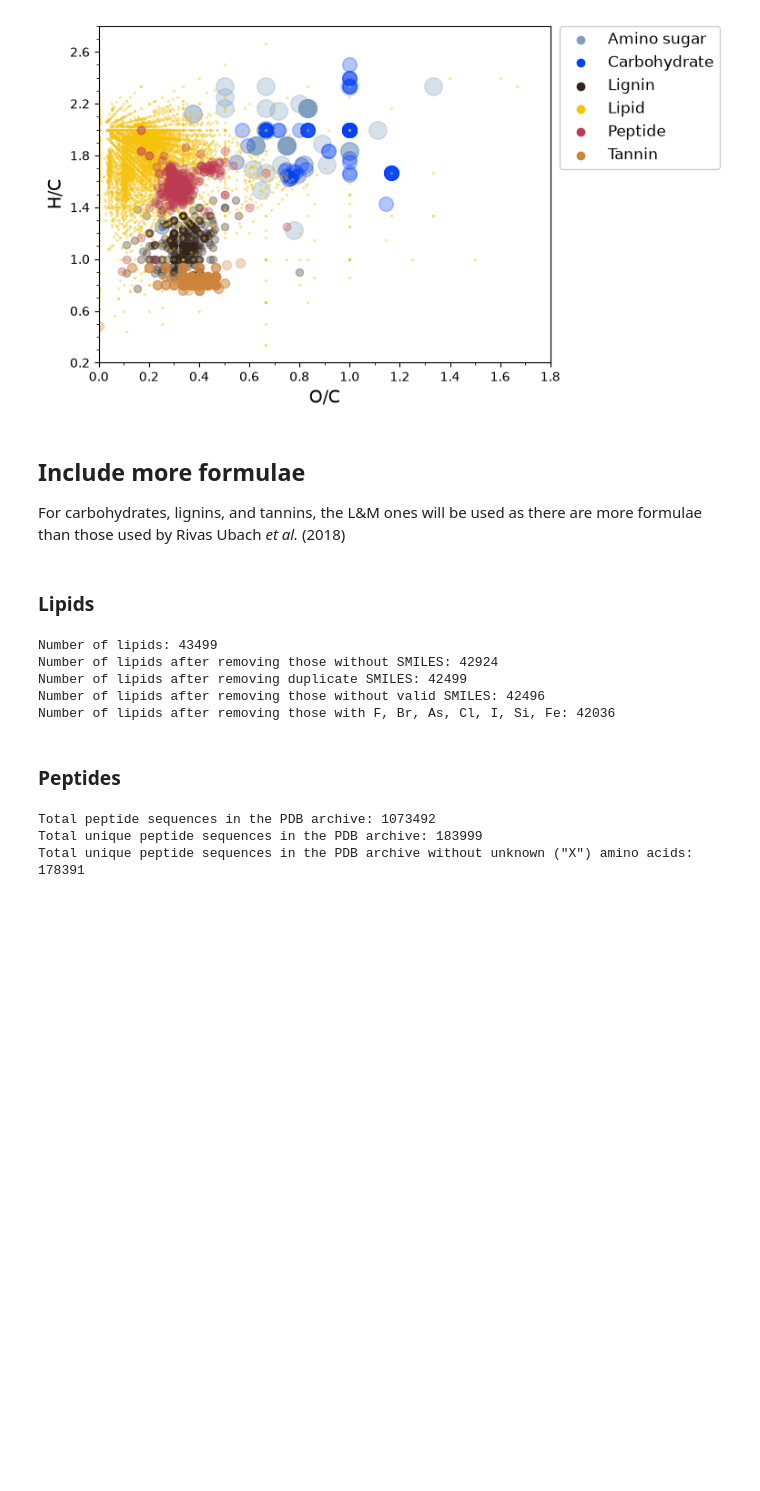
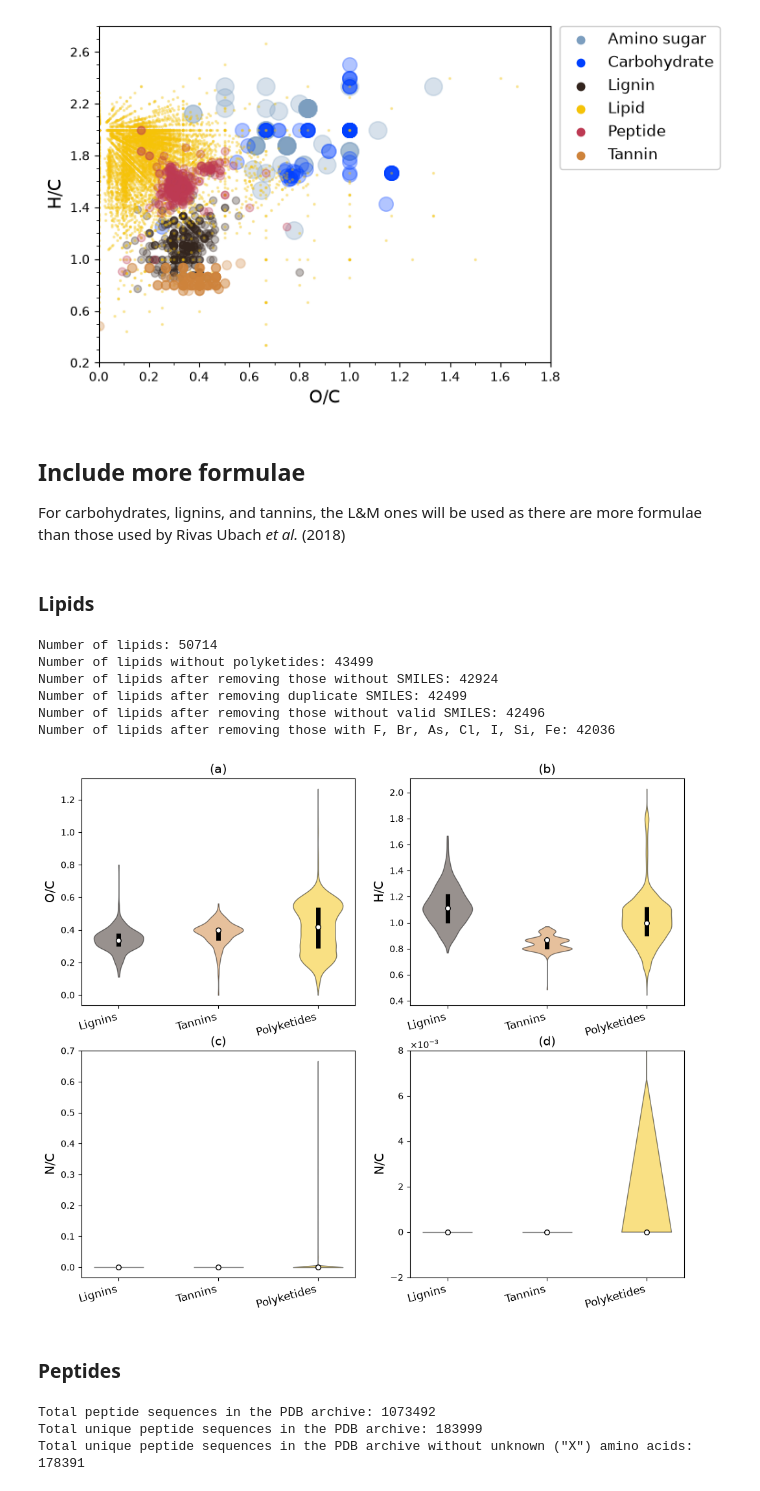
Before and after one commit to polimatt/SSEFCCA, a Jupyter notebook: files/create_csvs.ipynb, the cells around one changed output. Drawn from its saved outputs; the diff is of its cells as text; code cells hidden in the pictures; blank space fills up the shorter version.

```diff
--- a/files/create_csvs.ipynb
+++ b/files/create_csvs.ipynb
@@ -264,12 +264,16 @@ For carbohydrates, lignins, and tannins, the L&M ones will be used as there are
 # get all lipid formulae on the LIPID MAPS database as of 09/07/2026
 
 lipidmaps = pd.read_csv(f'{data_folder}/lipidmaps_ids_cc0.tsv',sep='\t')
+print(f'Number of lipids: {len(lipidmaps)}')
 # remove polyketides
-lipidmaps = lipidmaps[['PK' not in x for x in lipidmaps['lm_id']]].reset_index()
+polyketides = lipidmaps[['PK' in x for x in lipidmaps['lm_id']]].reset_index(drop=True)
+polyketides = polyketides.drop(columns=['lm_id','inchi_key','obsolete_id'])
+
+lipidmaps = lipidmaps[['PK' not in x for x in lipidmaps['lm_id']]].reset_index(drop=True)
+print(f'Number of lipids without polyketides: {len(lipidmaps)}')
 
 lipidmaps = lipidmaps.drop(columns=['lm_id','inchi_key','obsolete_id'])
 
-print(f'Number of lipids: {len(lipidmaps)}')
 
 # clean up SMILES NAs
 lipidmaps = lipidmaps[~lipidmaps['smiles'].isna()]
@@ -300,15 +304,71 @@ lipidmaps = pd.concat((lipidmaps,pd.DataFrame([get_elements_from_formula(x) for
 heteros = ['F','Br','As','Cl','I','Si','Fe',]
 for h in heteros:
     lipidmaps = lipidmaps[lipidmaps[h].isna()]
-lipidmaps=lipidmaps.drop(columns=heteros)
+    lipidmaps=lipidmaps.drop(columns=[h])
 
 print(f'Number of lipids after removing those with {', '.join(heteros)}: {len(lipidmaps)}')
 # %% [output]
-Number of lipids: 43499
+Number of lipids: 50714
+Number of lipids without polyketides: 43499
 Number of lipids after removing those without SMILES: 42924
 Number of lipids after removing duplicate SMILES: 42499
 Number of lipids after removing those without valid SMILES: 42496
 Number of lipids after removing those with F, Br, As, Cl, I, Si, Fe: 42036
+# %%
+# # Uncomment the following only if running this cell alone
+# lipidmaps = pd.read_csv(f'{data_folder}/lipidmaps_ids_cc0.tsv',sep='\t')
+# polyketides = lipidmaps[['PK' in x for x in lipidmaps['lm_id']]].reset_index(drop=True)
+# polyketides = polyketides.drop(columns=['lm_id','inchi_key','obsolete_id'])
+
+polyketides = polyketides[~polyketides['smiles'].isna()]
+polyketides['formula'] = [smiles2form(x) for x in polyketides['smiles']]
+polyketides = polyketides[~polyketides['formula'].isna()]
+polyketides.reset_index(inplace=True,drop=True)
+polyketides = pd.concat((polyketides,pd.DataFrame([get_elements_from_formula(x) for x in polyketides['formula']])),axis=1)
+for h in heteros:
+    if h in polyketides.columns:
+        polyketides = polyketides[polyketides[h].isna()]
+        polyketides = polyketides.drop(columns=[h])
+polyketides = polyketides.fillna(0)
+polyketides.reset_index(inplace=True,drop=True)
+
+polyketides['O/C'] = polyketides['O'] / polyketides['C']
+polyketides['H/C'] = polyketides['H'] / polyketides['C']
+polyketides['N/C'] = polyketides['N'] / polyketides['C']
+
+lm_df_slice = lm_df[[x in ['lignin','tannin'] for x in lm_df['category']]]
+
+compare = {
+    'O/C':{},
+    'H/C':{},
+    'N/C':{},
+}
+
+fig = plt.figure(figsize=(12, 10))
+ax1 = fig.add_subplot(221)
+ax2 = fig.add_subplot(222)
+ax3 = fig.add_subplot(223)
+ax_dict = {'O/C':ax1,'H/C':ax2,'N/C':ax3}
+l_dict = {'O/C':'a','H/C':'b','N/C':'c'}
+comp_c = [sfc.vk_region_colours['lignin'],sfc.vk_region_colours['tannin'],sfc.vk_region_colours['lipid']]
+
+for key in compare:
+    compare[key] = {x.capitalize()+'s':lm_df_slice[lm_df_slice['category']==x][key].to_numpy() for x in ['lignin','tannin']}
+    compare[key]['Polyketides'] = polyketides[key].to_numpy()
+
+    sfc.draw_violinplot(compare[key],ylabel=key,colours=comp_c,ax=ax_dict[key],xlabel_rotation=15,
+                        alpha=0.5)
+    ax_dict[key].set_title(f'({l_dict[key]})',fontsize=14)
+
+ax4 = fig.add_subplot(224)
+sfc.draw_violinplot(compare['N/C'],ylabel=key,colours=comp_c,ax=ax4,xlabel_rotation=15,alpha=0.5)
+ax4.set_ylim(-0.002,0.008)
+ax4.ticklabel_format(axis='y',style='scientific',scilimits=(0,0),useMathText=True)
+ax4.set_title('(d)',fontsize=14)
+
+fig.savefig(f'{save_plots_folder}/lignins_tannins_lipids.svg', dpi=600, facecolor='#fff', bbox_inches='tight')
+# %% [output]
+[figure, added]
 # %% [markdown]
 ### Peptides
 # %%
```
Also changed, not shown: 56 other files.
